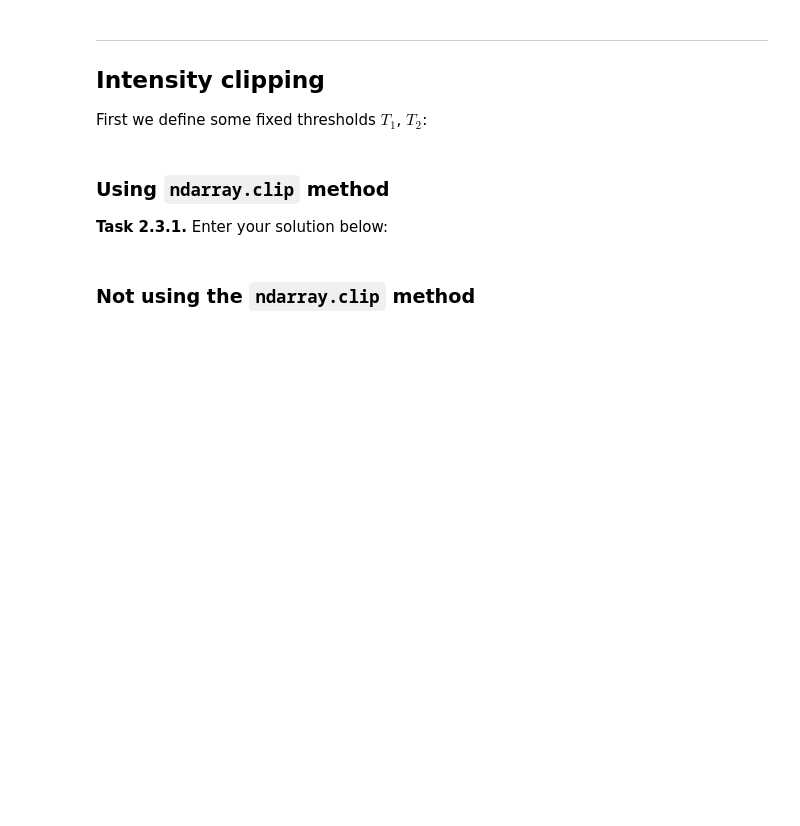
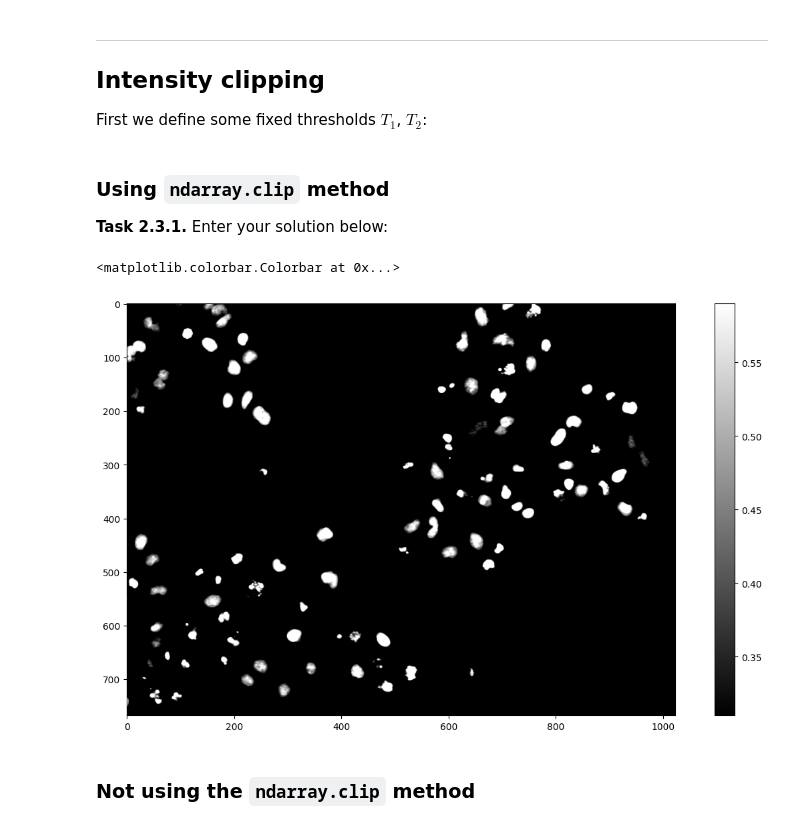
Before and after one commit to leventetn/mobi-fs3-python, a Jupyter notebook: task2.ipynb, the cells around one changed output. Saved outputs shown, nothing was run; the diff lists cells and outputs as text; code cells hidden in the pictures; blank space fills up the shorter version.

```diff
--- a/task2.ipynb
+++ b/task2.ipynb
@@ -46,6 +46,13 @@ T2 = 0.59
 ### Using `ndarray.clip` method
 
 **<a id="#">Task 2.3.1.</a>** Enter your solution below:
+# %%
+plt.figure(figsize=(15,8))
+plt.imshow(img.clip(T1, T2), 'gray')
+plt.colorbar()
+# %% [output]
+<matplotlib.colorbar.Colorbar at 0x...>
+[figure, added]
 # %% [markdown]
 ### Not using the `ndarray.clip` method
 # %% [markdown]
```
Also changed, not shown: parts of 1 cell of this notebook.
